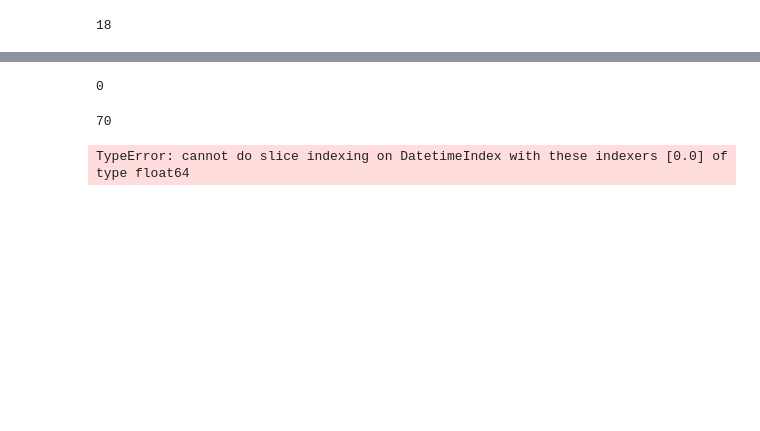
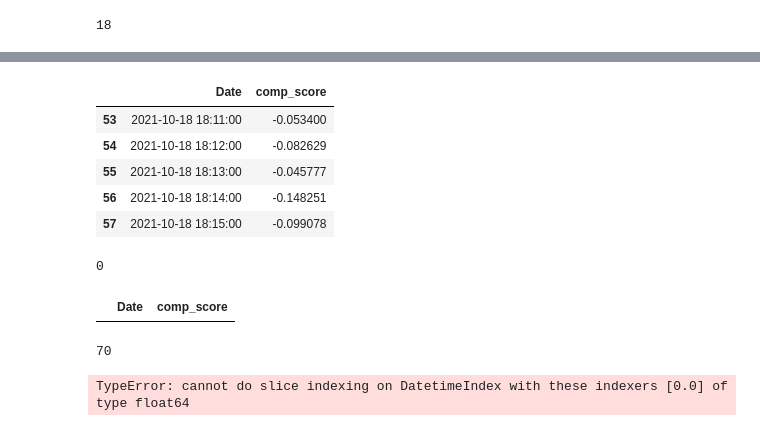
Before and after one commit to gmchinchayan/DLD-Gustavo, a Jupyter notebook: DS_Files/SentimentAnalysis/RNN Time Series Attempt.ipynb, the cells around one changed output, grey strips where cells are left out. Drawn from its saved outputs; the diff is of its cells as text; code cells hidden in the pictures; blank space fills up the shorter version.

```diff
--- a/DS_Files/SentimentAnalysis/RNN Time Series Attempt.ipynb
+++ b/DS_Files/SentimentAnalysis/RNN Time Series Attempt.ipynb
@@ -75 +129,10 @@ len(train)
+# %%
+train.tail()
+# %% [output]
+|  | Date | comp_score |
+| 53 | 2021-10-18 18:11:00 | -0.053400 |
+| 54 | 2021-10-18 18:12:00 | -0.082629 |
+| 55 | 2021-10-18 18:13:00 | -0.045777 |
+| 56 | 2021-10-18 18:14:00 | -0.148251 |
+| 57 | 2021-10-18 18:15:00 | -0.099078 |
 # %%
@@ -78,6 +141,10 @@ test = df.iloc[test_index:-10580]
 len(test)
 # %% [output]
 0
+# %%
+test.tail()
+# %% [output]
+|  | Date | comp_score |
 # %%
 from tensorflow.keras.preprocessing.sequence import TimeseriesGenerator
 # %%
```
Also changed, not shown: parts of 16 cells of this notebook.
